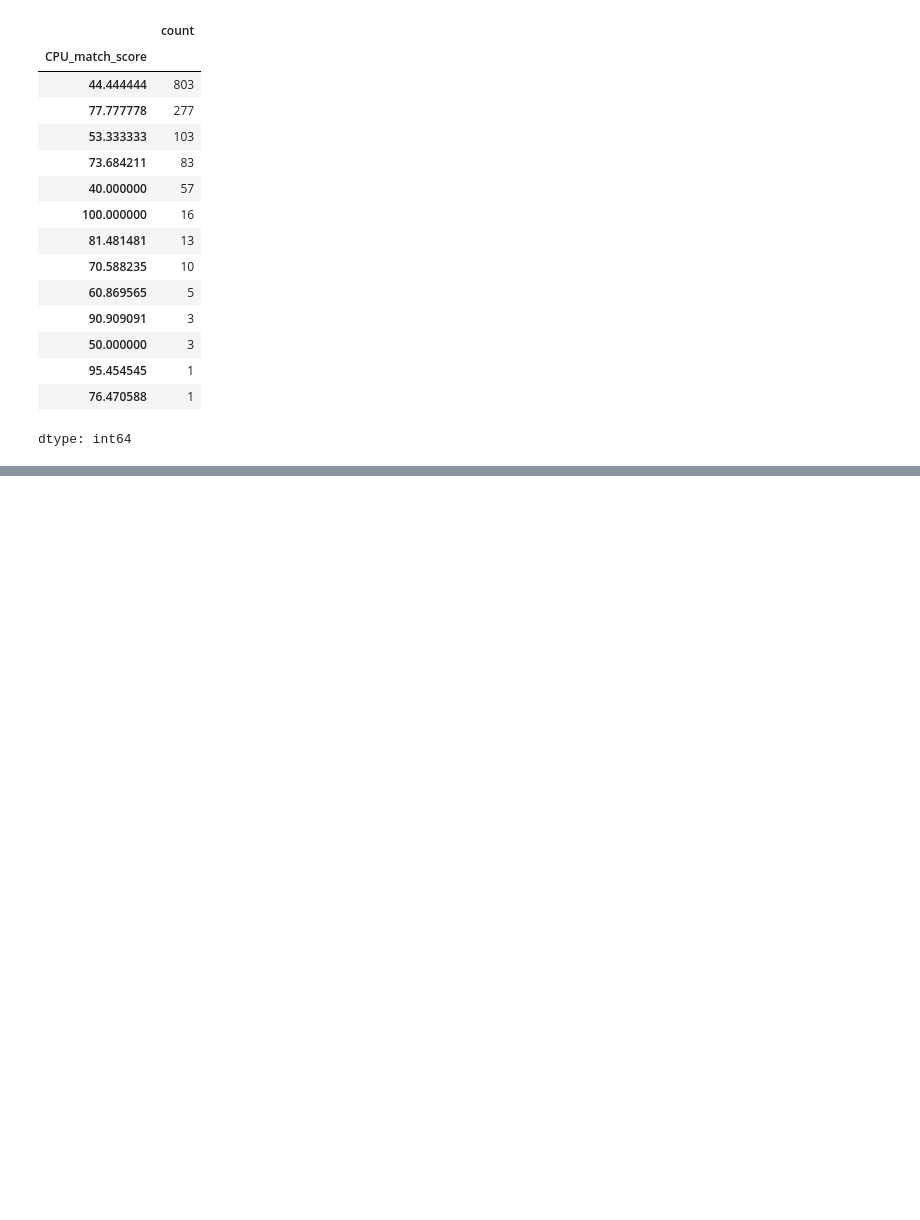
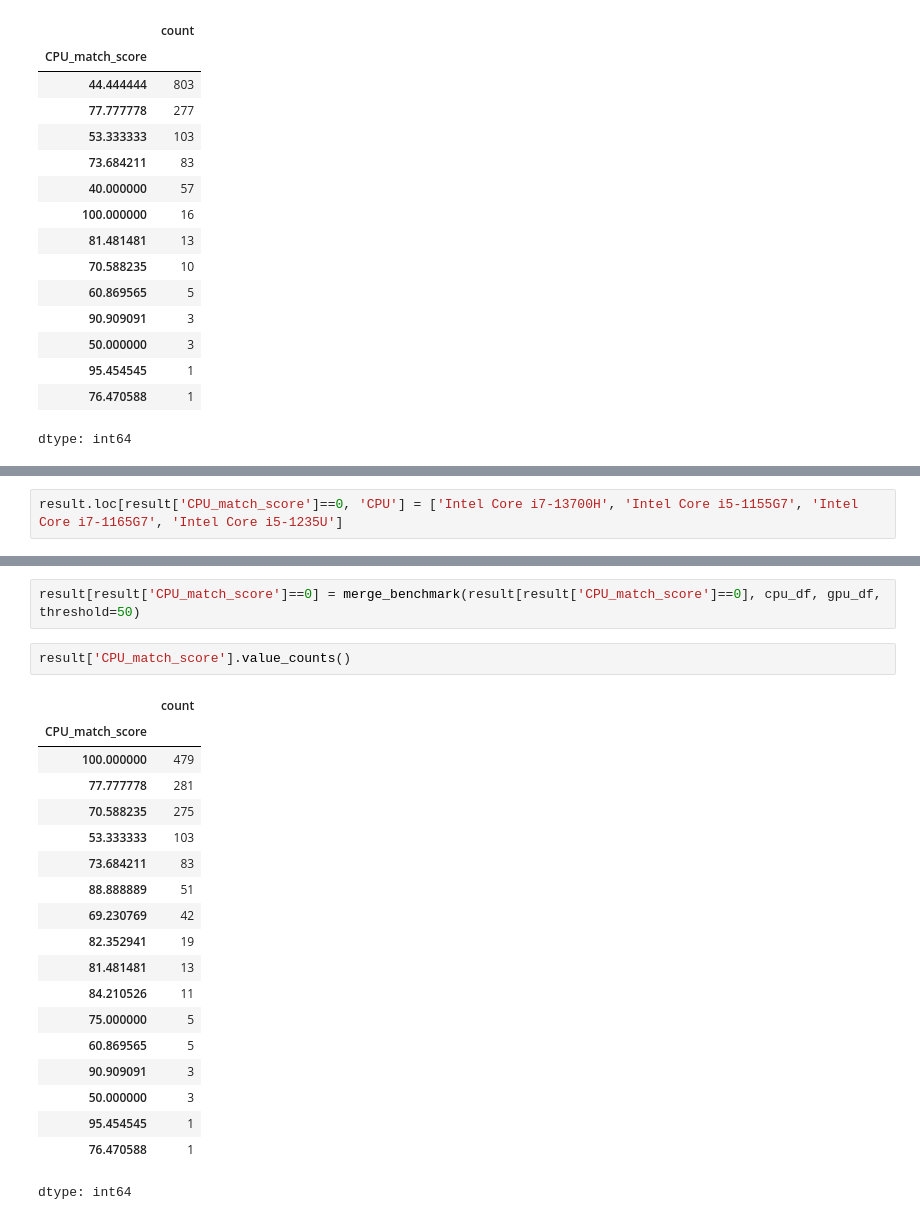
Before and after one commit to f2rra/lappick-ml, a Jupyter notebook: notebooks/exploratory-data-analysis.ipynb, the cells around one changed output, grey strips where cells are left out. Saved outputs shown, nothing was run; the diff lists cells and outputs as text; blank space fills up the shorter version.

```diff
--- a/notebooks/exploratory-data-analysis.ipynb
+++ b/notebooks/exploratory-data-analysis.ipynb
@@ -426,0 +439,2 @@ memory usage: 171.9+ KB
+# %%
+result.loc[result['CPU_match_score']==0, 'CPU'] = ['Intel Core i7-13700H', 'Intel Core i5-1155G7', 'Intel Core i7-1165G7', 'Intel Core i5-1235U']
@@ -426,0 +450,24 @@ memory usage: 171.9+ KB
+# %%
+result[result['CPU_match_score']==0] = merge_benchmark(result[result['CPU_match_score']==0], cpu_df, gpu_df, threshold=50)
+# %%
+result['CPU_match_score'].value_counts()
+# %% [output]
+|  | count |
+| CPU_match_score |  |
+| 100.000000 | 479 |
+| 77.777778 | 281 |
+| 70.588235 | 275 |
+| 53.333333 | 103 |
+| 73.684211 | 83 |
+| 88.888889 | 51 |
+| 69.230769 | 42 |
+| 82.352941 | 19 |
+| 81.481481 | 13 |
+| 84.210526 | 11 |
+| 75.000000 | 5 |
+| 60.869565 | 5 |
+| 90.909091 | 3 |
+| 50.000000 | 3 |
+| 95.454545 | 1 |
+| 76.470588 | 1 |
+dtype: int64
```
Also changed, not shown: parts of 17 cells of this notebook.
